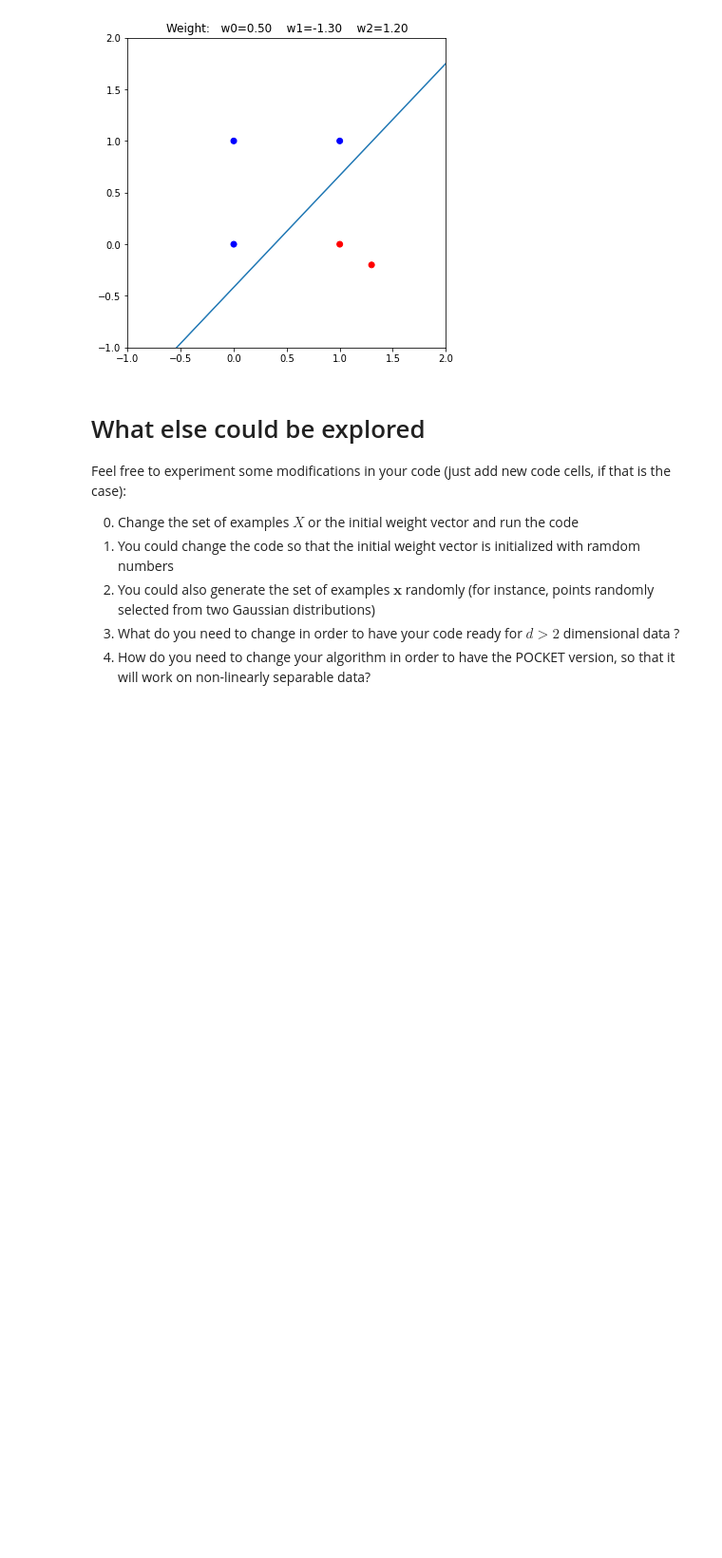
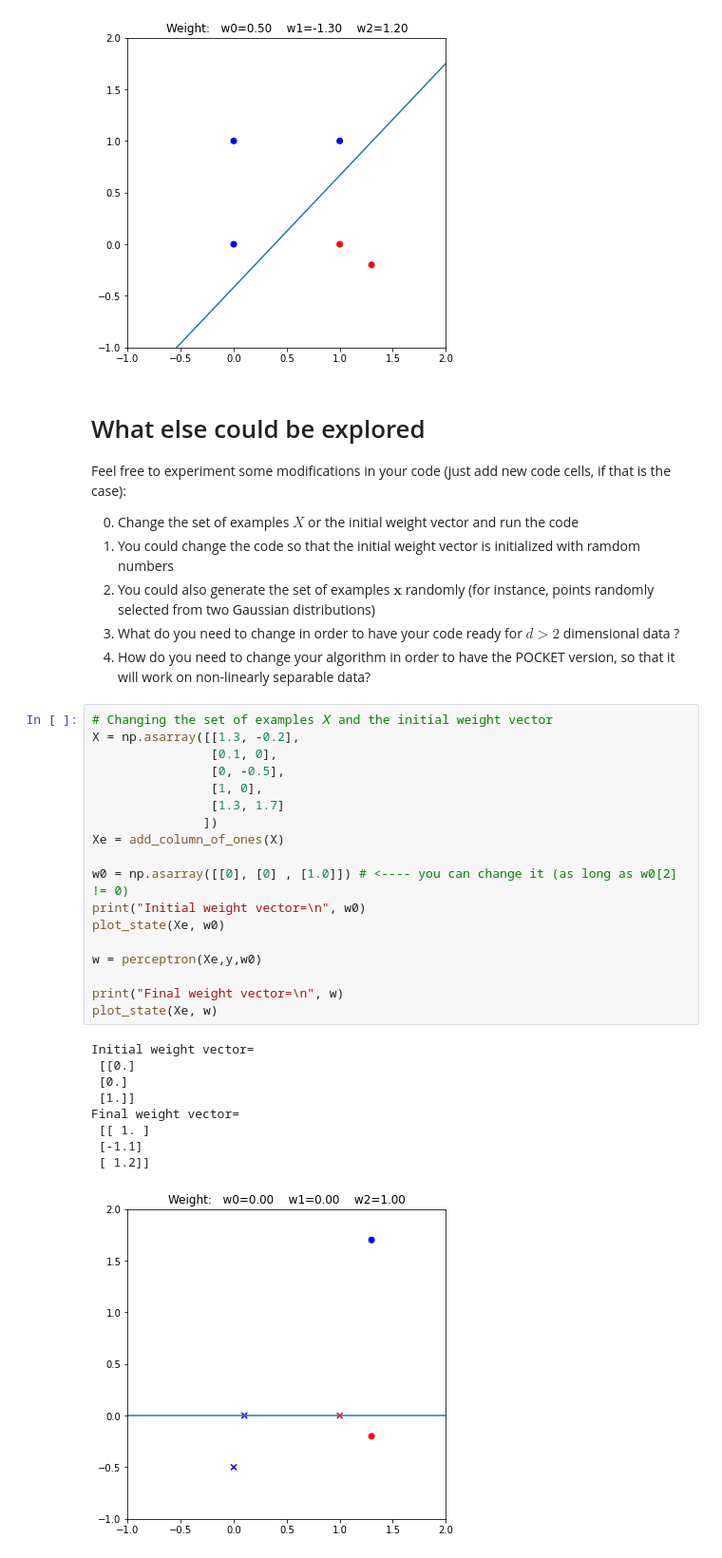
Before and after one commit to danigfavero/machine-learning, a Jupyter notebook: ep1/ep01_perceptron.ipynb, the cells around one changed output. Shown: that part at 95% size. Drawn from its saved outputs; the diff is of its cells as text; blank space fills up the shorter version.

```diff
--- a/ep1/ep01_perceptron.ipynb
+++ b/ep1/ep01_perceptron.ipynb
@@ -232,3 +234,31 @@ Feel free to experiment some modifications in your code (just add new code cells
 2. You could also generate the set of examples $\mathbf{x}$ randomly (for instance, points randomly selected from two Gaussian distributions)
 3. What do you need to change in order to have your code ready for $d>2$ dimensional data ?
 4. How do you need to change your algorithm in order to have the POCKET version, so that it will work on non-linearly separable data?
+# %%
+# Changing the set of examples 𝑋 and the initial weight vector
+X = np.asarray([[1.3, -0.2],
+                [0.1, 0],
+                [0, -0.5],
+                [1, 0],
+                [1.3, 1.7]
+               ])
+Xe = add_column_of_ones(X)
+
+w0 = np.asarray([[0], [0] , [1.0]]) # <---- you can change it (as long as w0[2] != 0)
+print("Initial weight vector=\n", w0)
+plot_state(Xe, w0)
+
+w = perceptron(Xe,y,w0)
+
+print("Final weight vector=\n", w)
+plot_state(Xe, w)
+# %% [output]
+Initial weight vector=
+ [[0.]
+ [0.]
+ [1.]]
+Final weight vector=
+ [[ 1. ]
+ [-1.1]
+ [ 1.2]]
+[figure, added]
```
Also changed, not shown: parts of 2 cells of this notebook.
